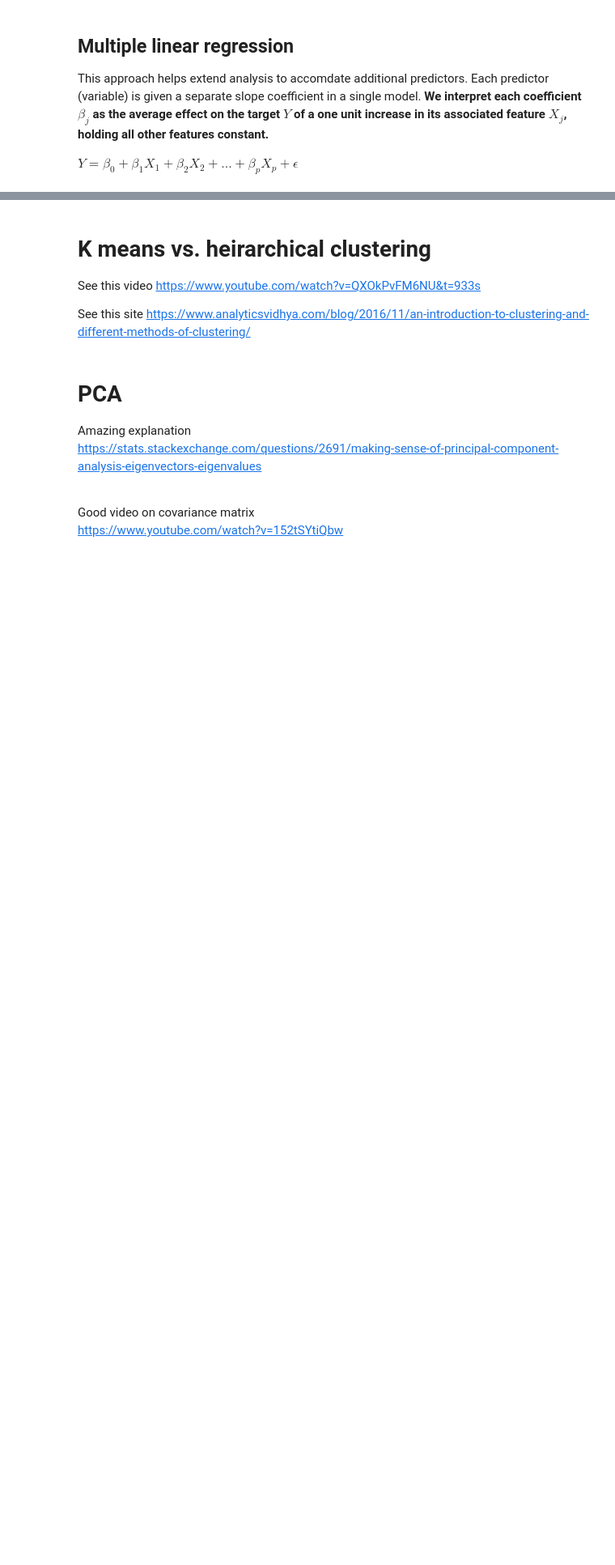
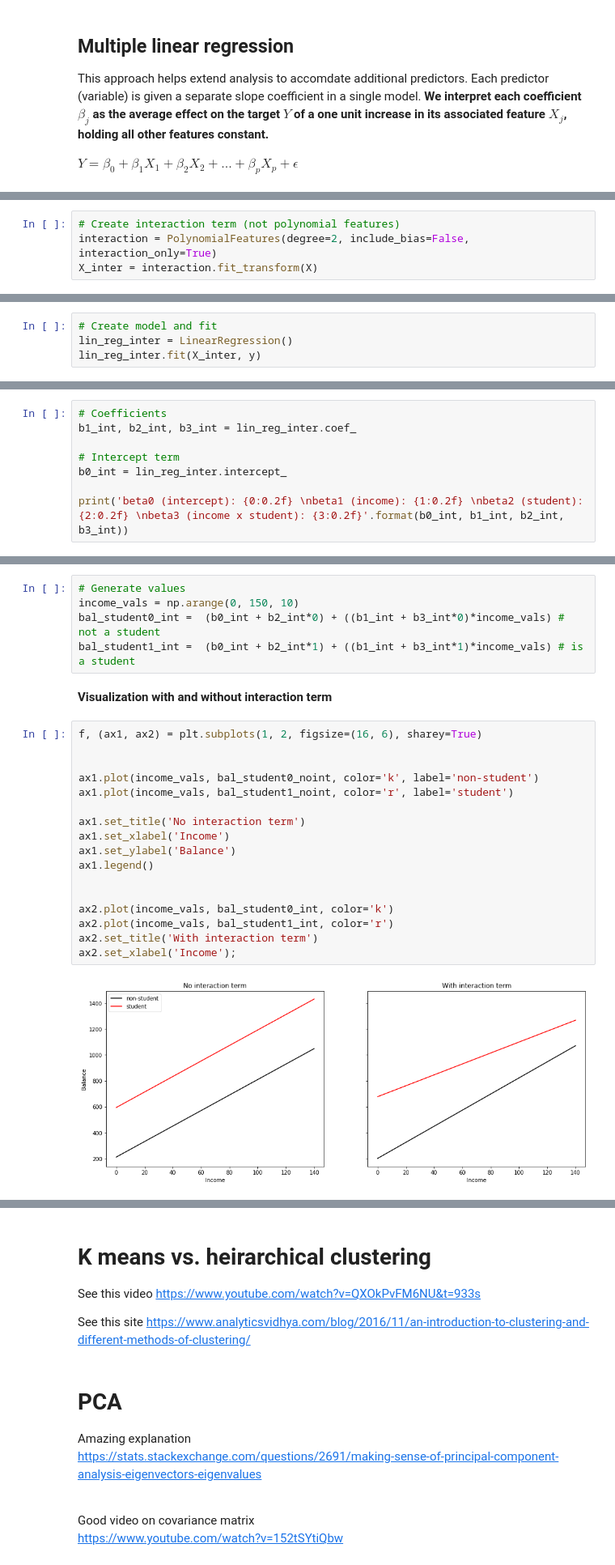
Before and after one commit to benslack19/my_DS_notes, a Jupyter notebook: analysis_and_machine_learning/ML_ISLR_notes.ipynb, the cells around one changed output, grey strips where cells are left out. Shown at 81% size. Cells and saved outputs as stored; diff of their text form; blank space fills up the shorter version.

```diff
--- a/analysis_and_machine_learning/ML_ISLR_notes.ipynb
+++ b/analysis_and_machine_learning/ML_ISLR_notes.ipynb
@@ -385,0 +478,4 @@ An example where this might be more clear is looking at the impact of the number
+# %%
+# Create interaction term (not polynomial features)
+interaction = PolynomialFeatures(degree=2, include_bias=False, interaction_only=True)
+X_inter = interaction.fit_transform(X)
@@ -385,0 +494,4 @@ An example where this might be more clear is looking at the impact of the number
+# %%
+# Create model and fit
+lin_reg_inter = LinearRegression()
+lin_reg_inter.fit(X_inter, y)
@@ -385,0 +504,8 @@ An example where this might be more clear is looking at the impact of the number
+# %%
+# Coefficients
+b1_int, b2_int, b3_int = lin_reg_inter.coef_
+
+# Intercept term
+b0_int = lin_reg_inter.intercept_
+
+print('beta0 (intercept): {0:0.2f} \nbeta1 (income): {1:0.2f} \nbeta2 (student): {2:0.2f} \nbeta3 (income x student): {3:0.2f}'.format(b0_int, b1_int, b2_int, b3_int))
@@ -385,0 +517,26 @@ An example where this might be more clear is looking at the impact of the number
+# %%
+# Generate values
+income_vals = np.arange(0, 150, 10)
+bal_student0_int =  (b0_int + b2_int*0) + ((b1_int + b3_int*0)*income_vals) # not a student
+bal_student1_int =  (b0_int + b2_int*1) + ((b1_int + b3_int*1)*income_vals) # is a student
+# %% [markdown]
+**Visualization with and without interaction term**
+# %%
+f, (ax1, ax2) = plt.subplots(1, 2, figsize=(16, 6), sharey=True)
+
+
+ax1.plot(income_vals, bal_student0_noint, color='k', label='non-student')
+ax1.plot(income_vals, bal_student1_noint, color='r', label='student')
+
+ax1.set_title('No interaction term')
+ax1.set_xlabel('Income')
+ax1.set_ylabel('Balance')
+ax1.legend()
+
+
+ax2.plot(income_vals, bal_student0_int, color='k')
+ax2.plot(income_vals, bal_student1_int, color='r')
+ax2.set_title('With interaction term')
+ax2.set_xlabel('Income');
+# %% [output]
+[figure, added]
```
Also changed, not shown: parts of 30 cells of this notebook, 25 other files.
